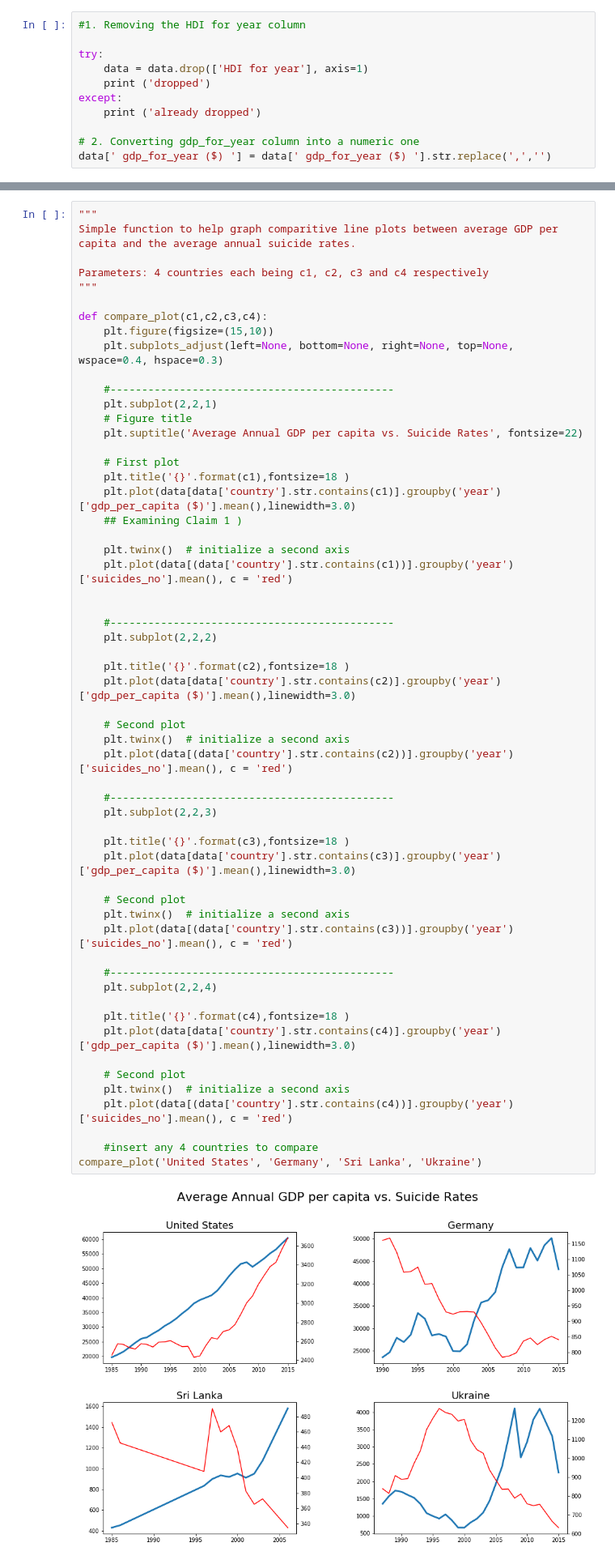
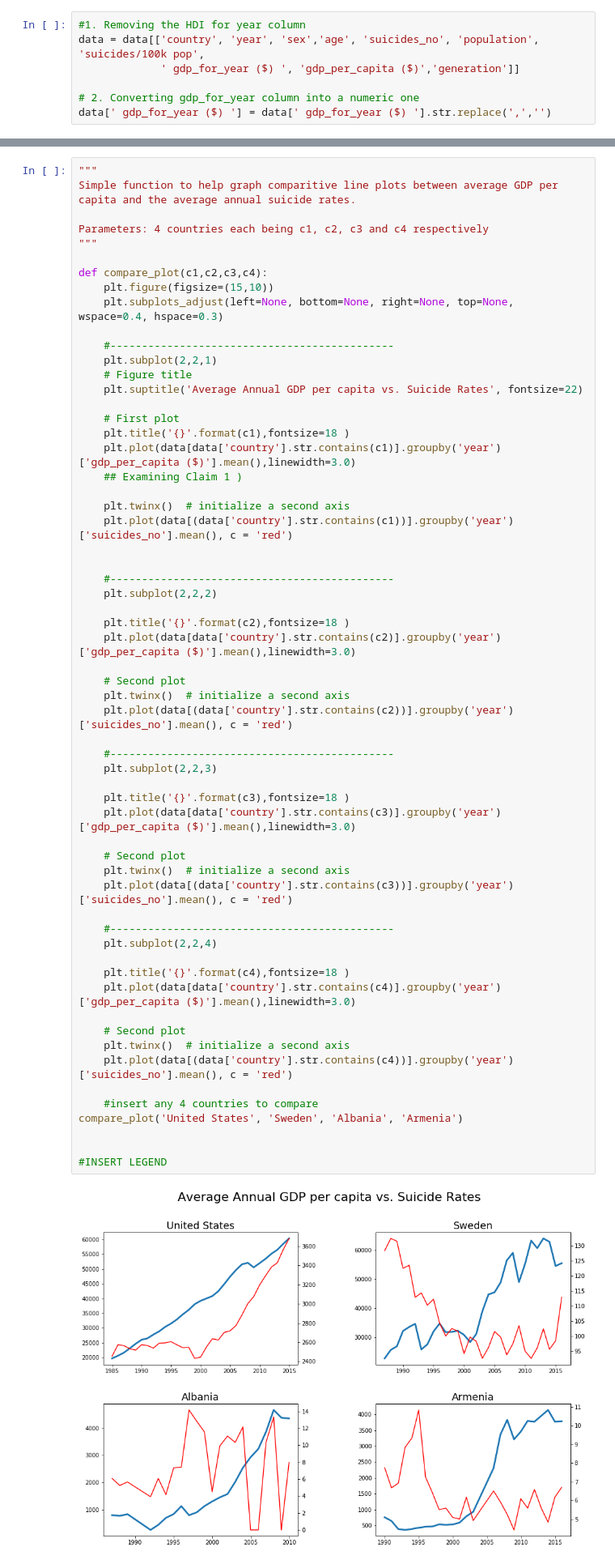
Before and after one commit to edalrami/anlt232_hw1, a Jupyter notebook: hw1.ipynb, the cells around one changed output, grey strips where cells are left out. Shown at 81% size. Saved outputs shown, nothing was run; the diff lists cells and outputs as text.

```diff
--- a/hw1.ipynb
+++ b/hw1.ipynb
@@ -49,12 +49,8 @@ Before we move forward with our analysis, we will perform some minor data cleani
 - 2. Convert _gdp-for-year_ into a numeric column. This allows us to perform groupby operations on the dataset by aggregrating the column in different ways
 # %%
 #1. Removing the HDI for year column
-
-try:
-    data = data.drop(['HDI for year'], axis=1)
-    print ('dropped')
-except:
-    print ('already dropped')
+data = data[['country', 'year', 'sex','age', 'suicides_no', 'population', 'suicides/100k pop',
+             ' gdp_for_year ($) ', 'gdp_per_capita ($)','generation']]
 
 # 2. Converting gdp_for_year column into a numeric one
 data[' gdp_for_year ($) '] = data[' gdp_for_year ($) '].str.replace(',','')
@@ -244,35 +252,38 @@ def compare_plot(c1,c2,c3,c4):
 
     plt.title('{}'.format(c2),fontsize=18 )
     plt.plot(data[data['country'].str.contains(c2)].groupby('year')['gdp_per_capita ($)'].mean(),linewidth=3.0)
 
     # Second plot
     plt.twinx()  # initialize a second axis
     plt.plot(data[(data['country'].str.contains(c2))].groupby('year')['suicides_no'].mean(), c = 'red')
 
     #---------------------------------------------
     plt.subplot(2,2,3)
 
     plt.title('{}'.format(c3),fontsize=18 )
     plt.plot(data[data['country'].str.contains(c3)].groupby('year')['gdp_per_capita ($)'].mean(),linewidth=3.0)
 
     # Second plot
     plt.twinx()  # initialize a second axis
     plt.plot(data[(data['country'].str.contains(c3))].groupby('year')['suicides_no'].mean(), c = 'red')
 
     #---------------------------------------------
     plt.subplot(2,2,4)
 
     plt.title('{}'.format(c4),fontsize=18 )
     plt.plot(data[data['country'].str.contains(c4)].groupby('year')['gdp_per_capita ($)'].mean(),linewidth=3.0)
 
     # Second plot
     plt.twinx()  # initialize a second axis
     plt.plot(data[(data['country'].str.contains(c4))].groupby('year')['suicides_no'].mean(), c = 'red')
 
     #insert any 4 countries to compare
-compare_plot('United States', 'Germany', 'Sri Lanka', 'Ukraine')
+compare_plot('United States', 'Sweden', 'Albania', 'Armenia')
+
+
+#INSERT LEGEND
 # %% [output]
-[figure, old version]
+[figure, new version]
 # %% [markdown]
 The visual analysis comparing GDP per capita and suicide rates between different countries yield interesting observations:
 
```
Also changed, not shown: parts of 5 cells of this notebook.
